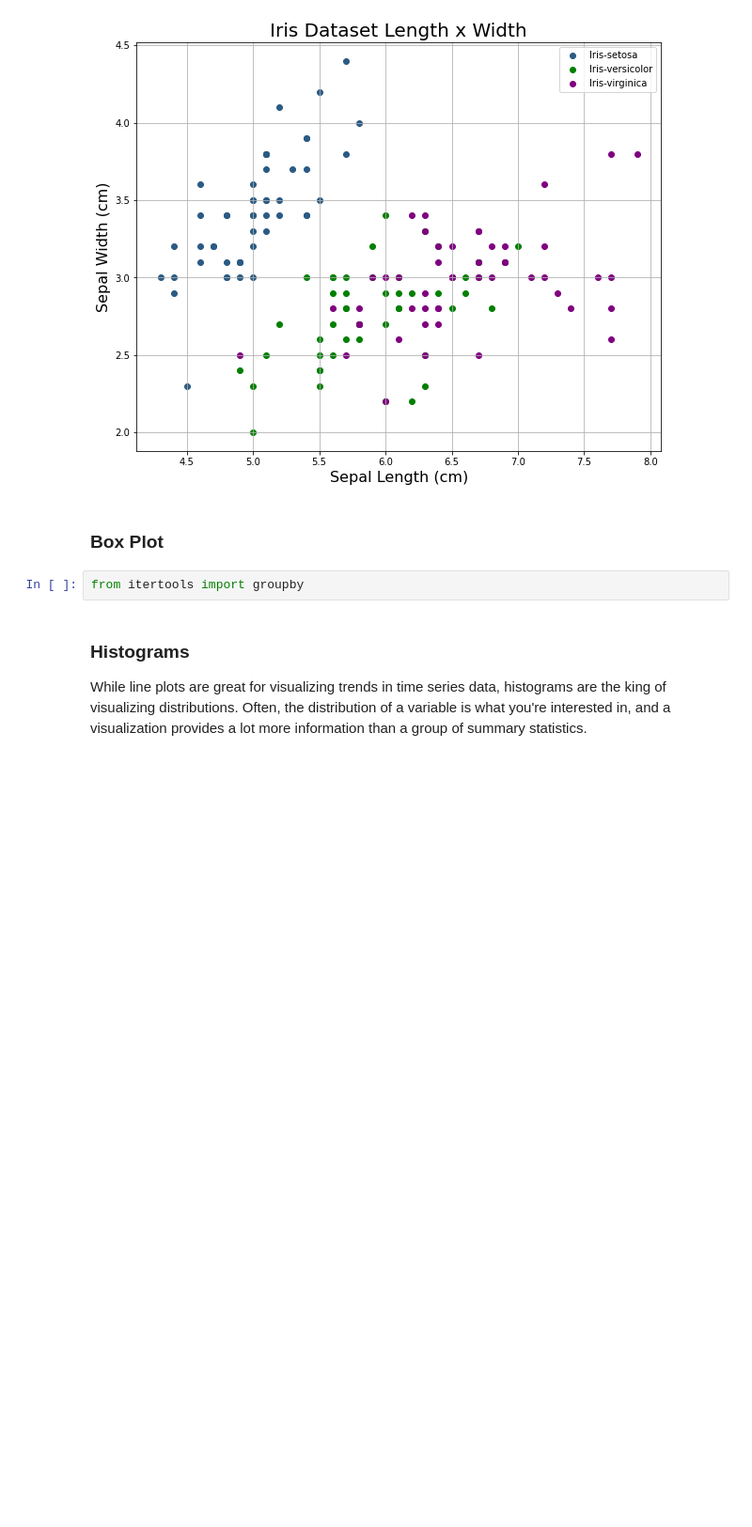
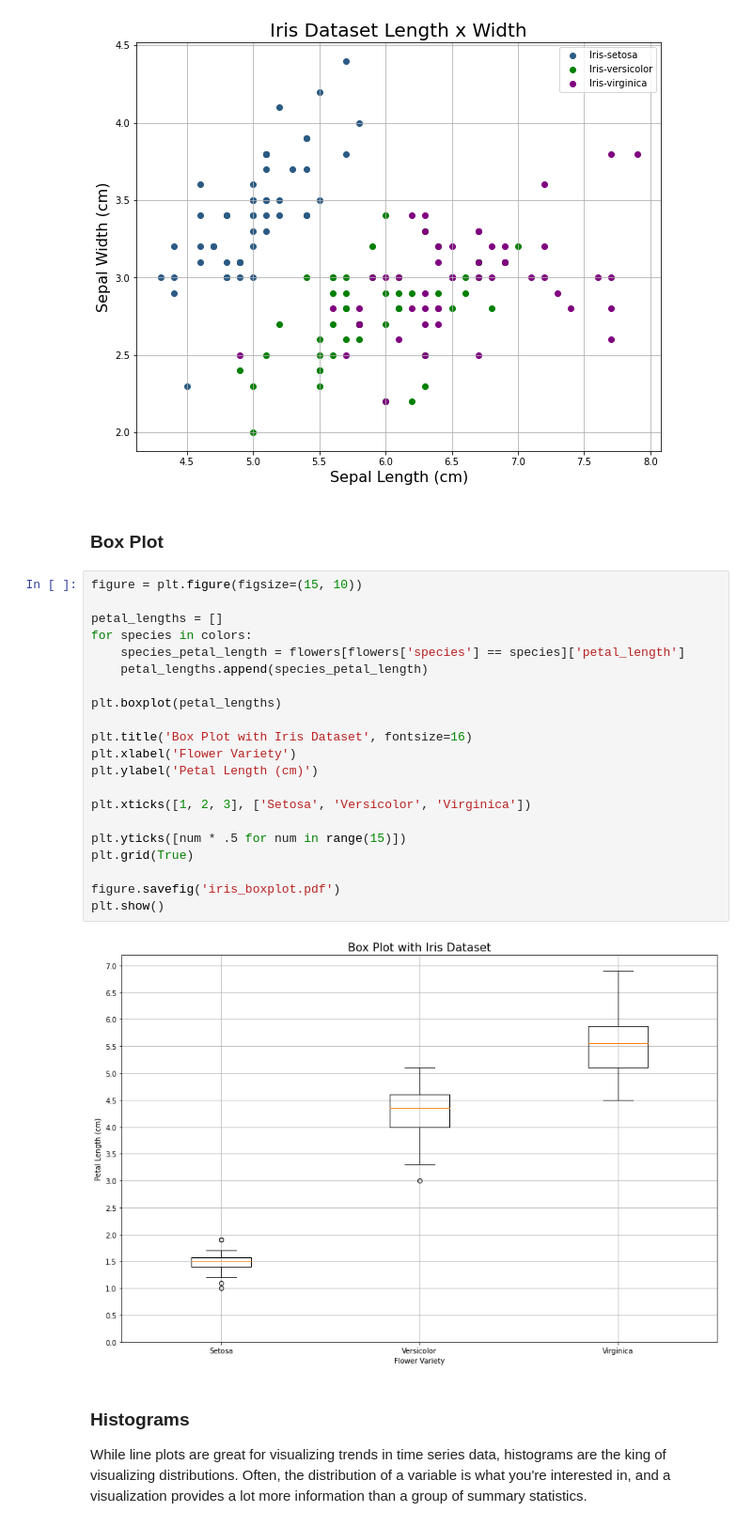
Before and after one commit to bstanton773/kekambas-79_week9day4, a Jupyter notebook: Data_Science_Day_4_Matplotlib-lecture.ipynb, the cells around one changed output. Shown: that part at 94% size. Saved outputs shown, nothing was run; the diff lists cells and outputs as text; blank space fills up the shorter version.

```diff
--- a/Data_Science_Day_4_Matplotlib-lecture.ipynb
+++ b/Data_Science_Day_4_Matplotlib-lecture.ipynb
@@ -259,8 +265,29 @@ plt.show()
 [figure]
 # %% [markdown]
 ### Box Plot
-# %%
-from itertools import groupby
+# %%
+figure = plt.figure(figsize=(15, 10))
+
+petal_lengths = []
+for species in colors:
+    species_petal_length = flowers[flowers['species'] == species]['petal_length']
+    petal_lengths.append(species_petal_length)
+
+plt.boxplot(petal_lengths)
+
+plt.title('Box Plot with Iris Dataset', fontsize=16)
+plt.xlabel('Flower Variety')
+plt.ylabel('Petal Length (cm)')
+
+plt.xticks([1, 2, 3], ['Setosa', 'Versicolor', 'Virginica'])
+
+plt.yticks([num * .5 for num in range(15)])
+plt.grid(True)
+
+figure.savefig('iris_boxplot.pdf')
+plt.show()
+# %% [output]
+[figure, added]
 # %% [markdown]
 ### Histograms <br>
 <p>While line plots are great for visualizing trends in time series data, histograms are the king of visualizing distributions. Often, the distribution of a variable is what you're interested in, and a visualization provides a lot more information than a group of summary statistics.</p>
```
Also changed, not shown: parts of 10 cells of this notebook, 4 other files.
